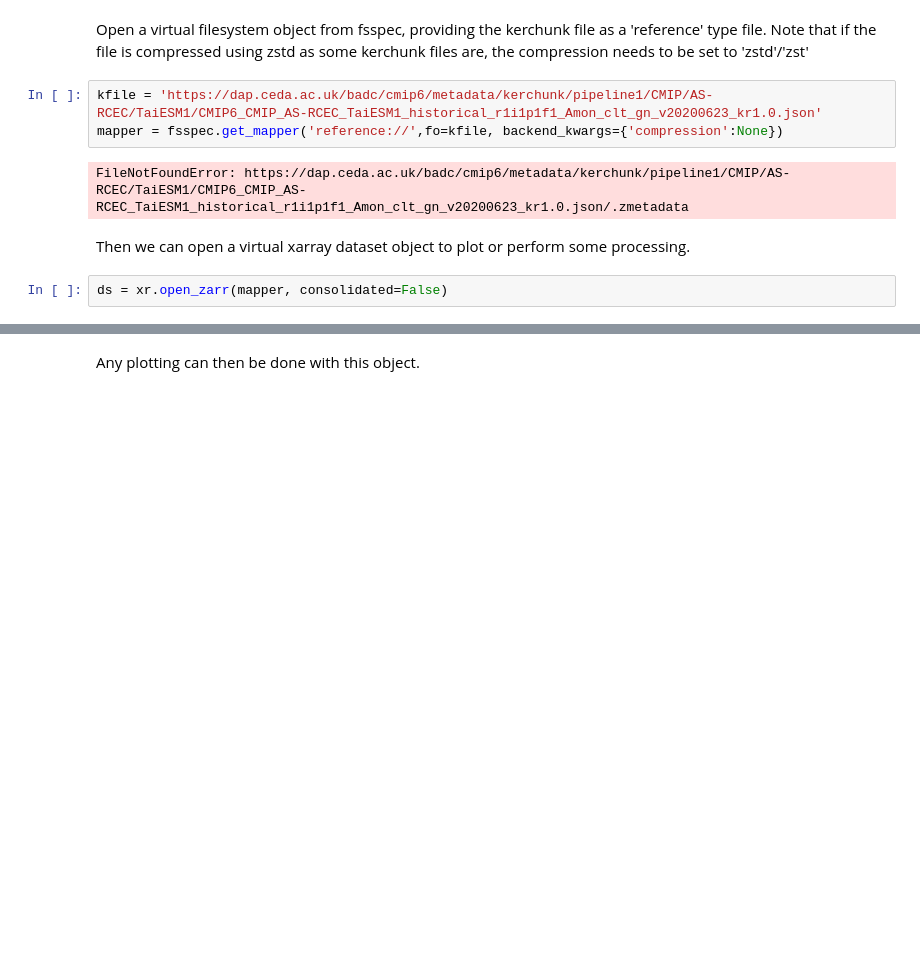
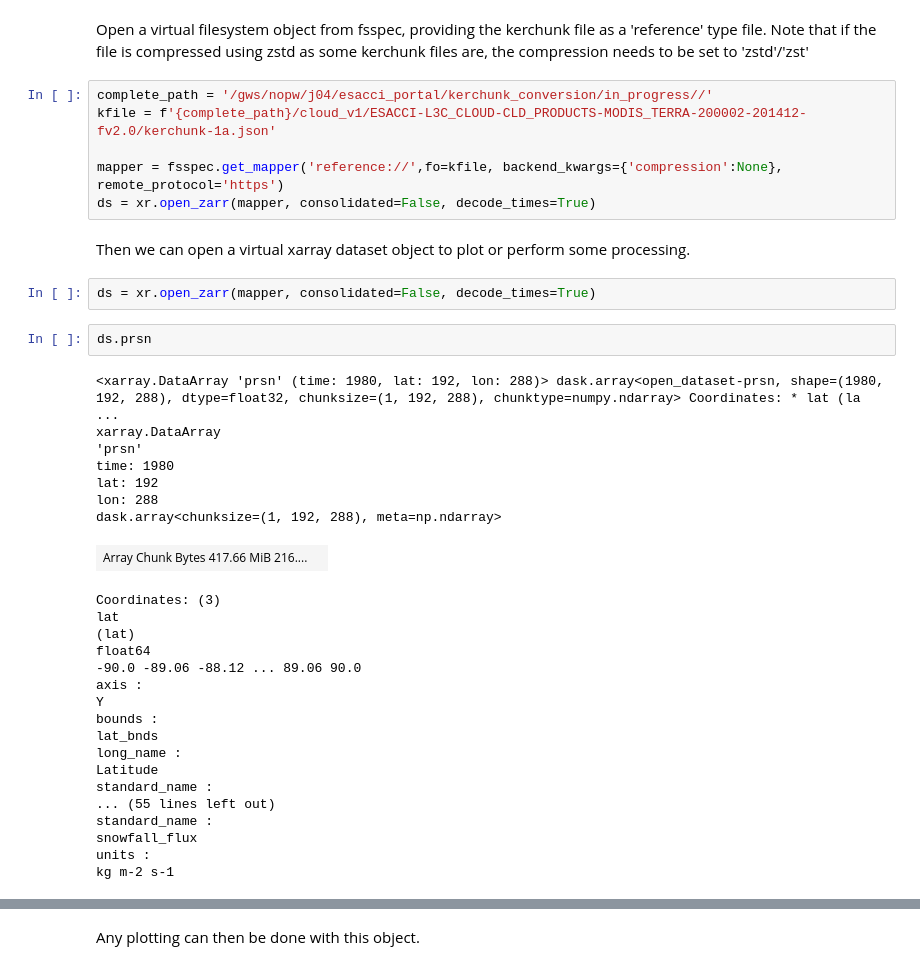
Before and after one commit to cedadev/padocc, a Jupyter notebook: showcase/notebooks/Kerchunk JSON.ipynb, the cells around one changed output, grey strips where cells are left out. Cells and saved outputs as stored; diff of their text form; blank space fills up the shorter version.

```diff
--- a/showcase/notebooks/Kerchunk JSON.ipynb
+++ b/showcase/notebooks/Kerchunk JSON.ipynb
@@ -7,12 +7,41 @@ import xarray as xr
 # %% [markdown]
 Open a virtual filesystem object from fsspec, providing the kerchunk file as a 'reference' type file. Note that if the file is compressed using zstd as some kerchunk files are, the compression needs to be set to 'zstd'/'zst'
 # %%
-kfile = 'https://dap.ceda.ac.uk/badc/cmip6/metadata/kerchunk/pipeline1/CMIP/AS-RCEC/TaiESM1/CMIP6_CMIP_AS-RCEC_TaiESM1_historical_r1i1p1f1_Amon_clt_gn_v20200623_kr1.0.json'
-mapper = fsspec.get_mapper('reference://',fo=kfile, backend_kwargs={'compression':None})
+complete_path = '/gws/nopw/j04/esacci_portal/kerchunk_conversion/in_progress//'
+kfile = f'{complete_path}/cloud_v1/ESACCI-L3C_CLOUD-CLD_PRODUCTS-MODIS_TERRA-200002-201412-fv2.0/kerchunk-1a.json'
+
+mapper = fsspec.get_mapper('reference://',fo=kfile, backend_kwargs={'compression':None}, remote_protocol='https')
+ds = xr.open_zarr(mapper, consolidated=False, decode_times=True)
-# %% [output]
-FileNotFoundError: https://dap.ceda.ac.uk/badc/cmip6/metadata/kerchunk/pipeline1/CMIP/AS-RCEC/TaiESM1/CMIP6_CMIP_AS-RCEC_TaiESM1_historical_r1i1p1f1_Amon_clt_gn_v20200623_kr1.0.json/.zmetadata
 # %% [markdown]
 Then we can open a virtual xarray dataset object to plot or perform some processing.
 # %%
-ds = xr.open_zarr(mapper, consolidated=False)
+ds = xr.open_zarr(mapper, consolidated=False, decode_times=True)
+# %%
+ds.prsn
+# %% [output]
+<xarray.DataArray 'prsn' (time: 1980, lat: 192, lon: 288)> dask.array<open_dataset-prsn, shape=(1980, 192, 288), dtype=float32, chunksize=(1, 192, 288), chunktype=numpy.ndarray> Coordinates: * lat (la ...
+xarray.DataArray
+'prsn'
+time: 1980
+lat: 192
+lon: 288
+dask.array<chunksize=(1, 192, 288), meta=np.ndarray>
+| Array Chunk Bytes 417.66 MiB 216.... |  |
+Coordinates: (3)
+lat
+(lat)
+float64
+-90.0 -89.06 -88.12 ... 89.06 90.0
+axis :
+Y
+bounds :
+lat_bnds
+long_name :
+Latitude
+standard_name :
+... (55 lines left out)
+standard_name :
+snowfall_flux
+units :
+kg m-2 s-1
 # %%
```
Also changed, not shown: parts of 1 cell of this notebook, 4 other files.
